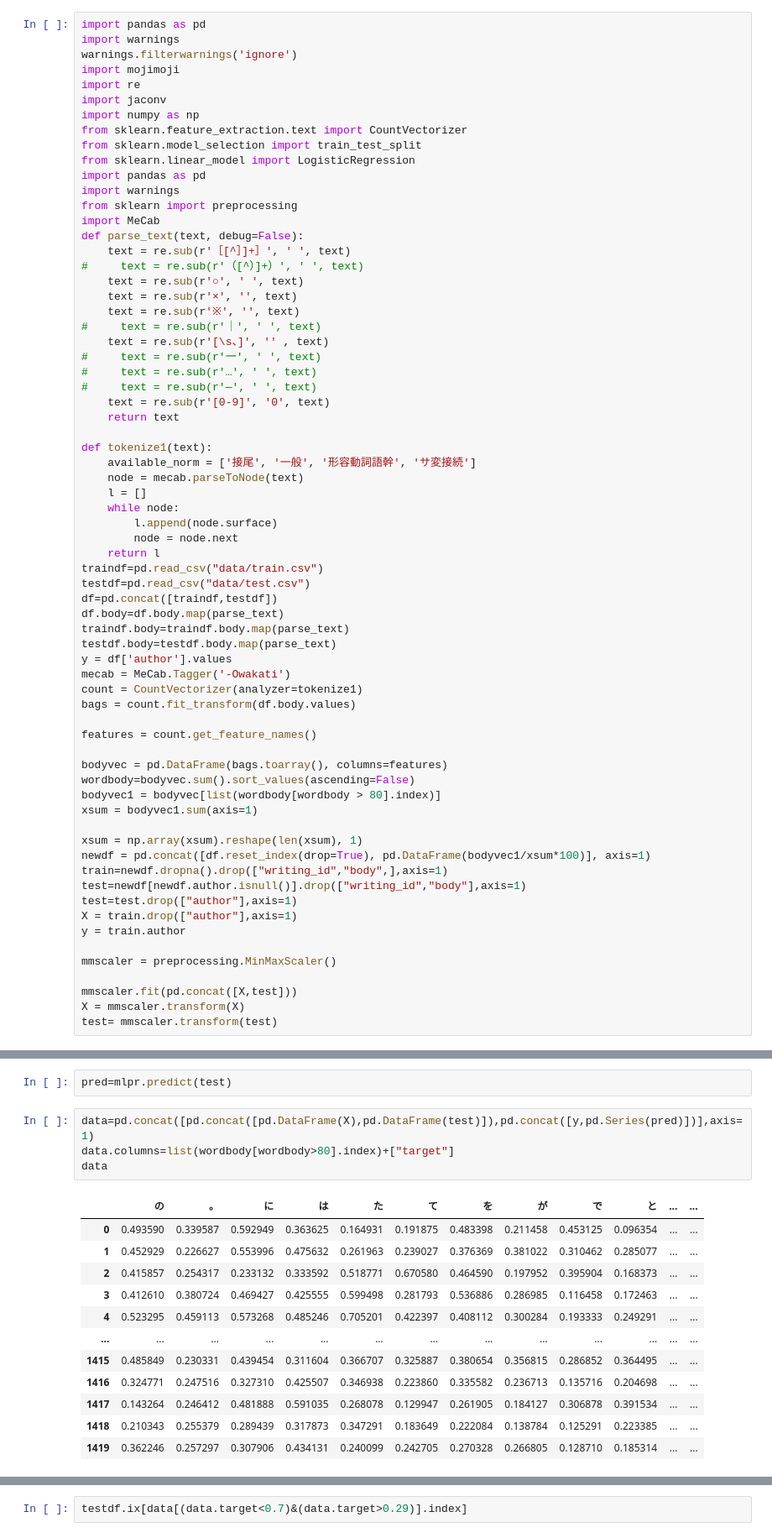
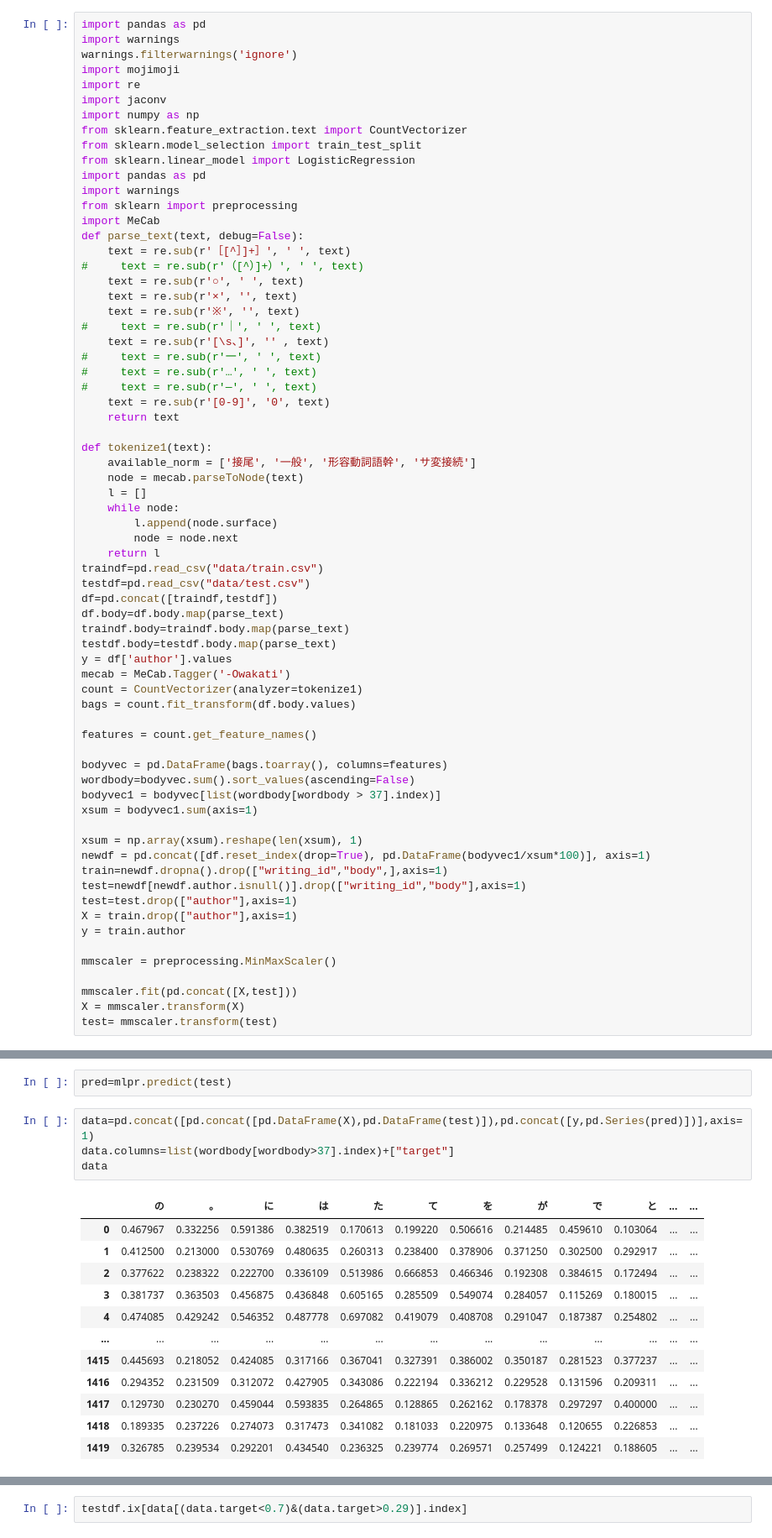
Before and after one commit to kyouyap/akutagawa, a Jupyter notebook: akutagawa3.ipynb, the cells around one changed output, grey strips where cells are left out. Shown at 84% size. Drawn from its saved outputs; the diff is of its cells as text.

```diff
--- a/akutagawa3.ipynb
+++ b/akutagawa3.ipynb
@@ -50,7 +50,7 @@ features = count.get_feature_names()
 
 bodyvec = pd.DataFrame(bags.toarray(), columns=features)
 wordbody=bodyvec.sum().sort_values(ascending=False)
-bodyvec1 = bodyvec[list(wordbody[wordbody > 80].index)]
+bodyvec1 = bodyvec[list(wordbody[wordbody > 37].index)]
 xsum = bodyvec1.sum(axis=1)
 
 xsum = np.array(xsum).reshape(len(xsum), 1)
@@ -108,18 +123,18 @@ sub.to_csv("submission.csv", index = False)
 pred=mlpr.predict(test)
 # %%
 data=pd.concat([pd.concat([pd.DataFrame(X),pd.DataFrame(test)]),pd.concat([y,pd.Series(pred)])],axis=1)
-data.columns=list(wordbody[wordbody>80].index)+["target"]
+data.columns=list(wordbody[wordbody>37].index)+["target"]
 data
 # %% [output]
 |  | の | 。 | に | は | た | て | を | が | で | と | ... | ... |
-| 0 | 0.493590 | 0.339587 | 0.592949 | 0.363625 | 0.164931 | 0.191875 | 0.483398 | 0.211458 | 0.453125 | 0.096354 | ... | ... |
-| 1 | 0.452929 | 0.226627 | 0.553996 | 0.475632 | 0.261963 | 0.239027 | 0.376369 | 0.381022 | 0.310462 | 0.285077 | ... | ... |
-| 2 | 0.415857 | 0.254317 | 0.233132 | 0.333592 | 0.518771 | 0.670580 | 0.464590 | 0.197952 | 0.395904 | 0.168373 | ... | ... |
-| 3 | 0.412610 | 0.380724 | 0.469427 | 0.425555 | 0.599498 | 0.281793 | 0.536886 | 0.286985 | 0.116458 | 0.172463 | ... | ... |
-| 4 | 0.523295 | 0.459113 | 0.573268 | 0.485246 | 0.705201 | 0.422397 | 0.408112 | 0.300284 | 0.193333 | 0.249291 | ... | ... |
+| 0 | 0.467967 | 0.332256 | 0.591386 | 0.382519 | 0.170613 | 0.199220 | 0.506616 | 0.214485 | 0.459610 | 0.103064 | ... | ... |
+| 1 | 0.412500 | 0.213000 | 0.530769 | 0.480635 | 0.260313 | 0.238400 | 0.378906 | 0.371250 | 0.302500 | 0.292917 | ... | ... |
+| 2 | 0.377622 | 0.238322 | 0.222700 | 0.336109 | 0.513986 | 0.666853 | 0.466346 | 0.192308 | 0.384615 | 0.172494 | ... | ... |
+| 3 | 0.381737 | 0.363503 | 0.456875 | 0.436848 | 0.605165 | 0.285509 | 0.549074 | 0.284057 | 0.115269 | 0.180015 | ... | ... |
+| 4 | 0.474085 | 0.429242 | 0.546352 | 0.487778 | 0.697082 | 0.419079 | 0.408708 | 0.291047 | 0.187387 | 0.254802 | ... | ... |
 | ... | ... | ... | ... | ... | ... | ... | ... | ... | ... | ... | ... | ... |
-| 1415 | 0.485849 | 0.230331 | 0.439454 | 0.311604 | 0.366707 | 0.325887 | 0.380654 | 0.356815 | 0.286852 | 0.364495 | ... | ... |
-| 1416 | 0.324771 | 0.247516 | 0.327310 | 0.425507 | 0.346938 | 0.223860 | 0.335582 | 0.236713 | 0.135716 | 0.204698 | ... | ... |
-| 1417 | 0.143264 | 0.246412 | 0.481888 | 0.591035 | 0.268078 | 0.129947 | 0.261905 | 0.184127 | 0.306878 | 0.391534 | ... | ... |
-| 1418 | 0.210343 | 0.255379 | 0.289439 | 0.317873 | 0.347291 | 0.183649 | 0.222084 | 0.138784 | 0.125291 | 0.223385 | ... | ... |
-| 1419 | 0.362246 | 0.257297 | 0.307906 | 0.434131 | 0.240099 | 0.242705 | 0.270328 | 0.266805 | 0.128710 | 0.185314 | ... | ... |
+| 1415 | 0.445693 | 0.218052 | 0.424085 | 0.317166 | 0.367041 | 0.327391 | 0.386002 | 0.350187 | 0.281523 | 0.377237 | ... | ... |
+| 1416 | 0.294352 | 0.231509 | 0.312072 | 0.427905 | 0.343086 | 0.222194 | 0.336212 | 0.229528 | 0.131596 | 0.209311 | ... | ... |
+| 1417 | 0.129730 | 0.230270 | 0.459044 | 0.593835 | 0.264865 | 0.128865 | 0.262162 | 0.178378 | 0.297297 | 0.400000 | ... | ... |
+| 1418 | 0.189335 | 0.237226 | 0.274073 | 0.317473 | 0.341082 | 0.181033 | 0.220975 | 0.133648 | 0.120655 | 0.226853 | ... | ... |
+| 1419 | 0.326785 | 0.239534 | 0.292201 | 0.434540 | 0.236325 | 0.239774 | 0.269571 | 0.257499 | 0.124221 | 0.188605 | ... | ... |
```
Also changed, not shown: parts of 6 cells of this notebook, 4 other files.
